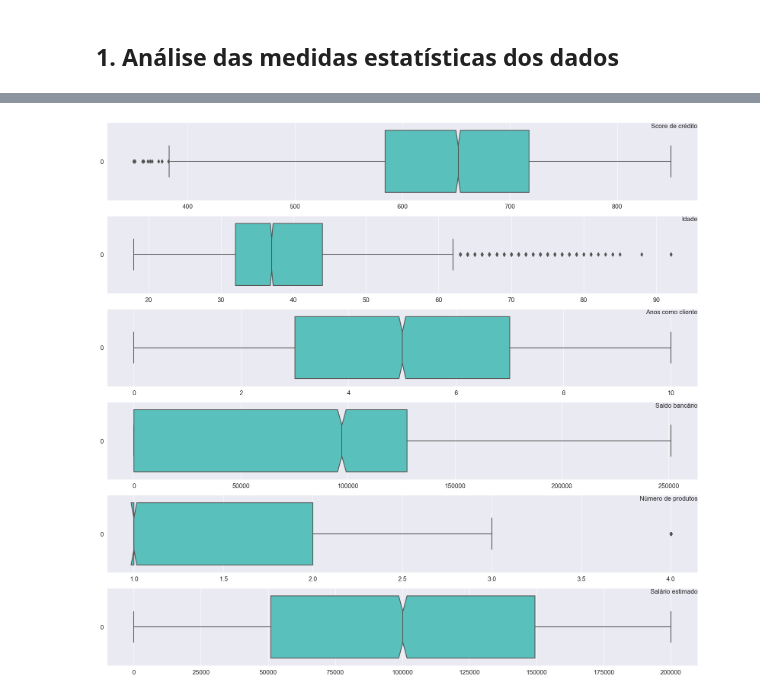
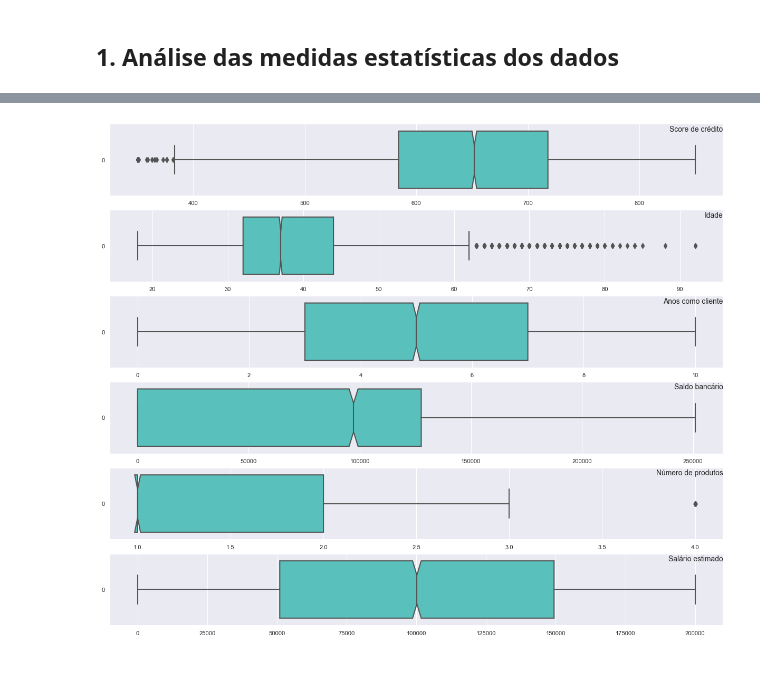
Before and after one commit to emso-exe/Churn_clientes_de_banco, a Jupyter notebook: churn_clientes_de_banco.ipynb, the cells around one changed output, grey strips where cells are left out. Drawn from its saved outputs; the diff is of its cells as text; code cells hidden in the pictures; blank space fills up the shorter version.

```diff
--- a/churn_clientes_de_banco.ipynb
+++ b/churn_clientes_de_banco.ipynb
@@ -171,16 +171,16 @@ NumOfProducts  5084  4590  266  60
 # Transformando valores de algumas colunas em categoria distintas
 
 # Função para transformar valores de colunas em novas categorias
-# coluna: nome da coluna do dataframe
+# col: nome da coluna do dataframe
 # dict: dicionário de nomes das novas categorias
 # df: nome do dataframe
 
-def transforme_coluna(coluna, dict, df):
+def transforme_coluna(col, dict, df):
     arr = OneHotEncoder().fit_transform(
-        coluna.values.reshape(-1, 1)).toarray()
-    df_coluna = pd.DataFrame(arr)
-    df_coluna.rename(columns=dict, inplace=True)
-    df = pd.concat([df, df_coluna], axis=1)
+        col.values.reshape(-1, 1)).toarray()
+    df_col = pd.DataFrame(arr)
+    df_col.rename(columns=dict, inplace=True)
+    df = pd.concat([df, df_col], axis=1)
     return df
 
 
@@ -316,34 +316,34 @@ df.describe().T
 # %%
 # Função para geração de gráficos boxplot
 
 def graf_boxplot(coluna, ax, title):
     sns.boxplot(data=coluna, ax=ax, notch=True,
                 orient='h', color='mediumturquoise')
     ax.set(xlabel='', ylabel='')
-    ax.tick_params(labelsize=12)
+    ax.tick_params(labelsize=8)
     ax.ticklabel_format(style='plain', axis='x')
-    ax.set_title(title, loc='right', fontsize=12, pad=-10)
+    ax.set_title(title, loc='right', fontsize=10, pad=-10)
 
 
 fig, (ax1, ax2, ax3, ax4, ax5, ax6) = plt.subplots(
-    nrows=6, ncols=1, figsize=(20, 15))
+    nrows=6, ncols=1, figsize=(15, 10))
 
 graf_boxplot(df['CreditScore'], ax1, 'Score de crédito')
 graf_boxplot(df['Age'], ax2, 'Idade')
 graf_boxplot(df['Tenure'], ax3, 'Anos como cliente')
 graf_boxplot(df['Balance'], ax4, 'Saldo bancário')
 graf_boxplot(df['NumOfProducts'], ax5, 'Número de produtos')
 graf_boxplot(df['EstimatedSalary'], ax6, 'Salário estimado')
 
 plt.subplots_adjust(top=1.9, bottom=0.95)
 plt.show()
 
 print('''
-    Algumas variáveis independentes apresentaram alguns outliers como 'CreditScore'
+    \nAlgumas variáveis independentes apresentaram alguns outliers como 'CreditScore'
 (Score de crédito) onde há potuações abaixo de aproximadamente 380 , 'Age' (Idade) com
 casos atípicos entre 60 e pouco mais de 92 anos e 'NumOfProducts' (Número de produtos)
 onde há um grupo de cliente com 4 produtos bancários. Estas situações não significam que
 haja algum inconsistência nos dados portanto seram mantidos.
 ''')
 # %% [output]
-[figure, old version]
+[figure, new version]
```
Also changed, not shown: parts of 4 cells of this notebook.
